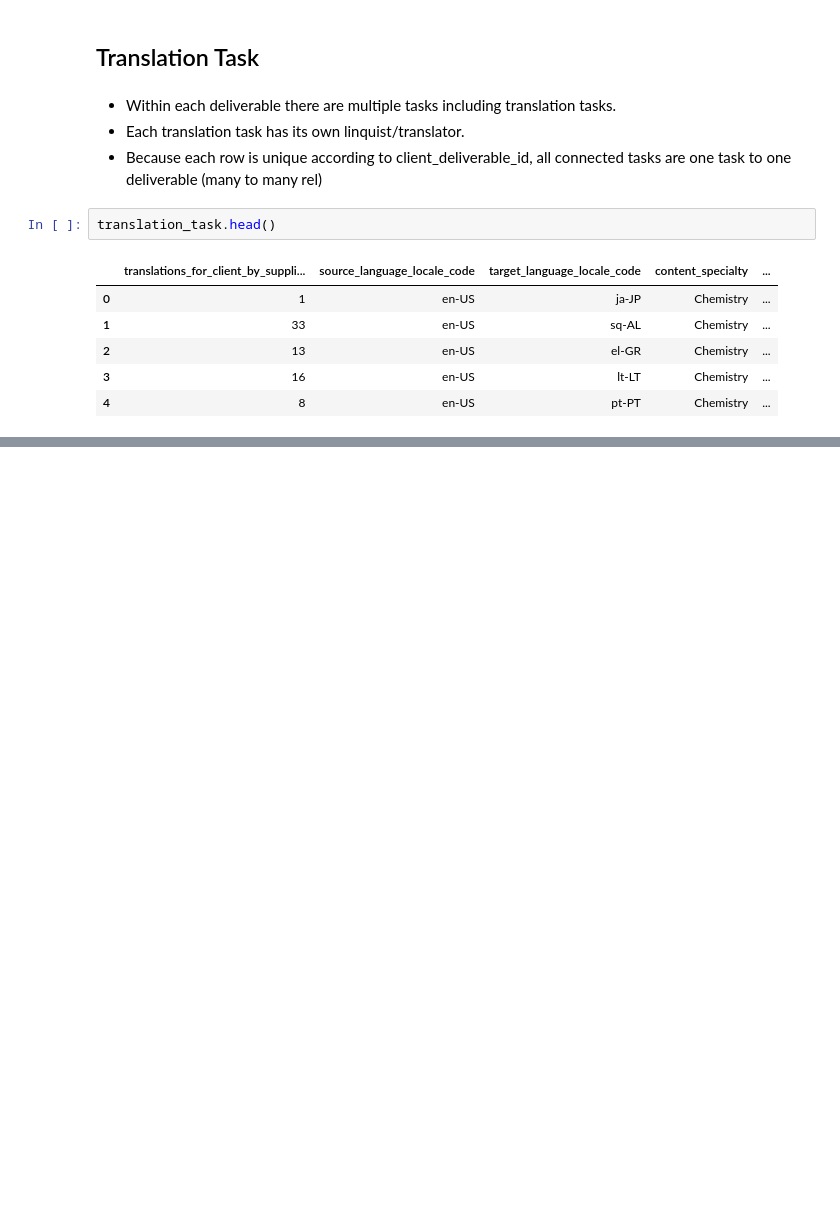
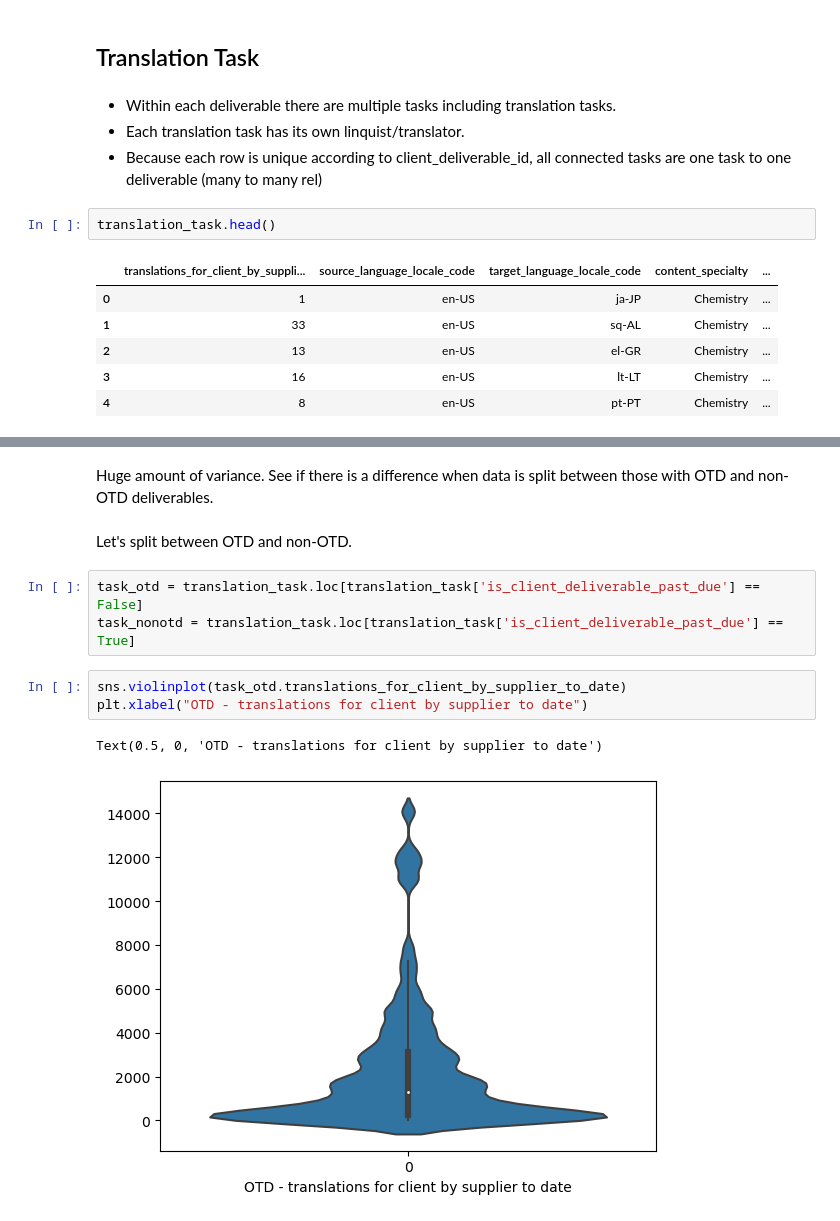
Before and after one commit to mindyng/Take-Homes, a Jupyter notebook: welocalize-sr-da-assessment.ipynb, the cells around one changed output, grey strips where cells are left out. Cells and saved outputs as stored; diff of their text form; blank space fills up the shorter version.

```diff
--- a/welocalize-sr-da-assessment.ipynb
+++ b/welocalize-sr-da-assessment.ipynb
@@ -778,0 +960,13 @@ translation_task.head()
+# %% [markdown]
+Huge amount of variance. See if there is a difference when data is split between those with OTD and non-OTD deliverables.
+# %% [markdown]
+Let's split between OTD and non-OTD.
+# %%
+task_otd = translation_task.loc[translation_task['is_client_deliverable_past_due'] == False]
+task_nonotd = translation_task.loc[translation_task['is_client_deliverable_past_due'] == True]
+# %%
+sns.violinplot(task_otd.translations_for_client_by_supplier_to_date)
+plt.xlabel("OTD - translations for client by supplier to date")
+# %% [output]
+Text(0.5, 0, 'OTD - translations for client by supplier to date')
+[figure, added]
```
Also changed, not shown: parts of 36 cells of this notebook.
